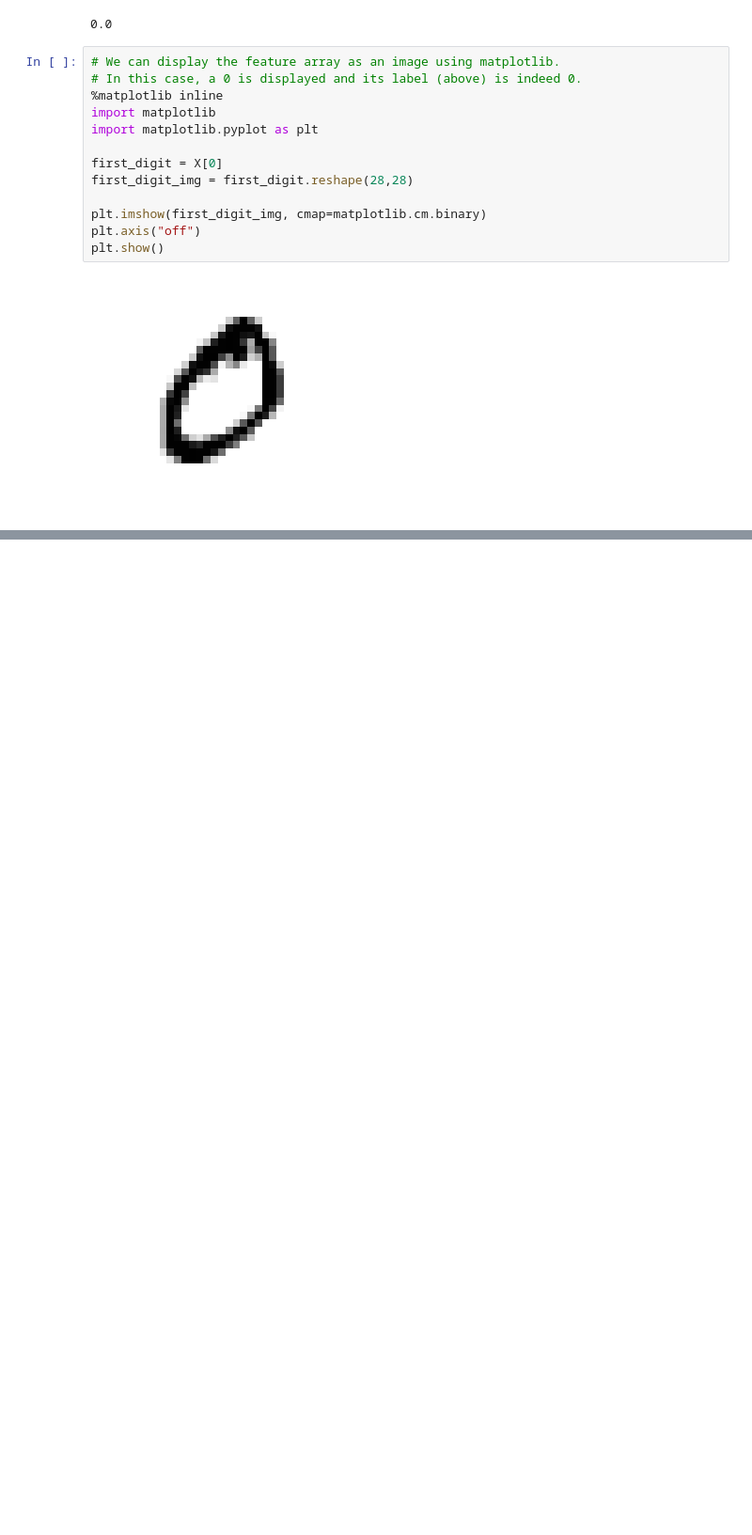
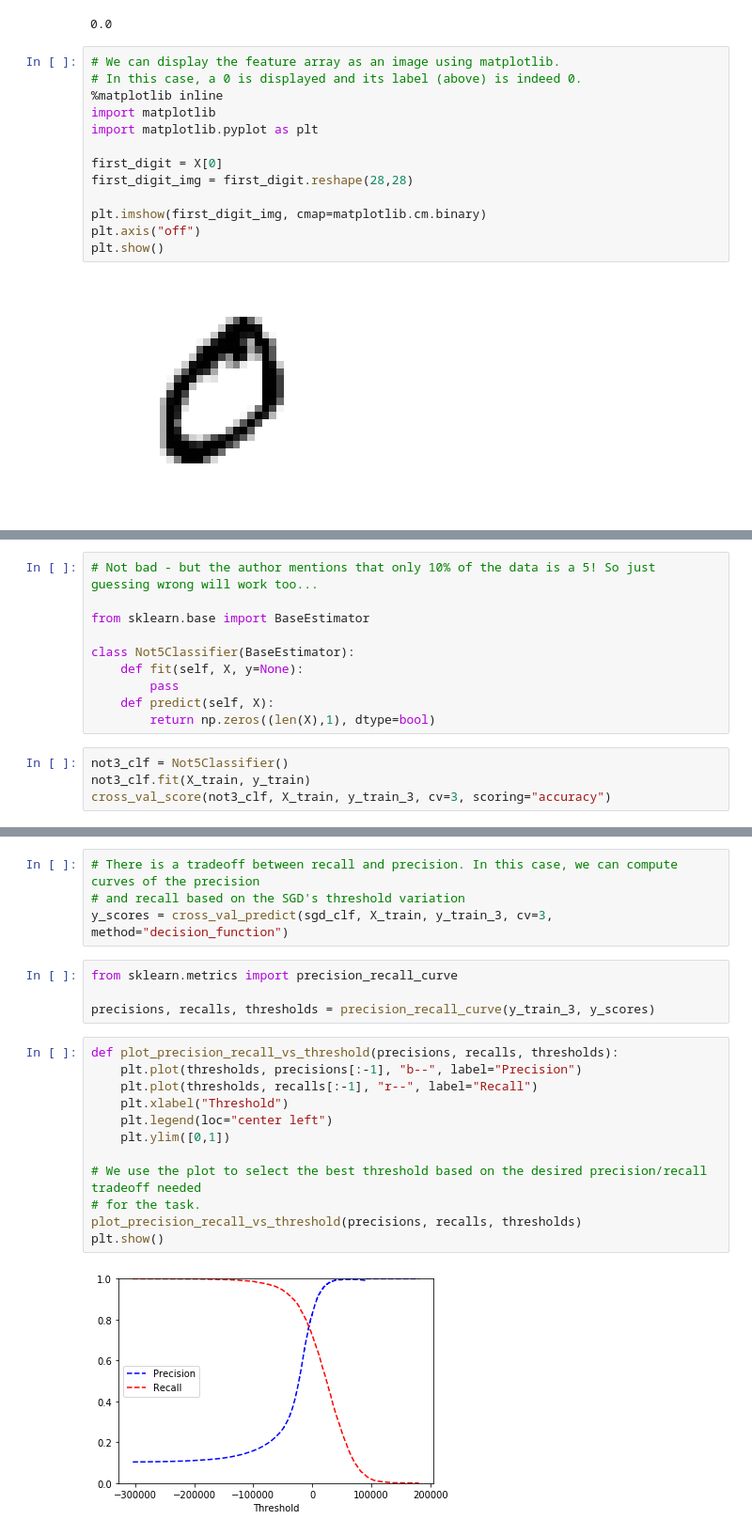
Before and after one commit to drpjm/python-ml-sandbox, a Jupyter notebook: Chapter3-Classification/MNIST.ipynb, the cells around one changed output, grey strips where cells are left out. Shown at 94% size. Saved outputs shown, nothing was run; the diff lists cells and outputs as text; blank space fills up the shorter version.

Commit message:
Completed binary classification of mnist data.

```diff
--- a/Chapter3-Classification/MNIST.ipynb
+++ b/Chapter3-Classification/MNIST.ipynb
@@ -70,0 +140,14 @@ plt.show()
+# %%
+# Not bad - but the author mentions that only 10% of the data is a 5! So just guessing wrong will work too...
+
+from sklearn.base import BaseEstimator
+
+class Not5Classifier(BaseEstimator):
+    def fit(self, X, y=None):
+        pass
+    def predict(self, X):
+        return np.zeros((len(X),1), dtype=bool)
+# %%
+not3_clf = Not5Classifier()
+not3_clf.fit(X_train, y_train)
+cross_val_score(not3_clf, X_train, y_train_3, cv=3, scoring="accuracy")
@@ -70,0 +191,22 @@ plt.show()
+# %%
+# There is a tradeoff between recall and precision. In this case, we can compute curves of the precision
+# and recall based on the SGD's threshold variation
+y_scores = cross_val_predict(sgd_clf, X_train, y_train_3, cv=3, method="decision_function")
+# %%
+from sklearn.metrics import precision_recall_curve
+
+precisions, recalls, thresholds = precision_recall_curve(y_train_3, y_scores)
+# %%
+def plot_precision_recall_vs_threshold(precisions, recalls, thresholds):
+    plt.plot(thresholds, precisions[:-1], "b--", label="Precision")
+    plt.plot(thresholds, recalls[:-1], "r--", label="Recall")
+    plt.xlabel("Threshold")
+    plt.legend(loc="center left")
+    plt.ylim([0,1])
+
+# We use the plot to select the best threshold based on the desired precision/recall tradeoff needed
+# for the task.
+plot_precision_recall_vs_threshold(precisions, recalls, thresholds)
+plt.show()
+# %% [output]
+[figure, added]
```
Also changed, not shown: parts of 19 cells of this notebook.
